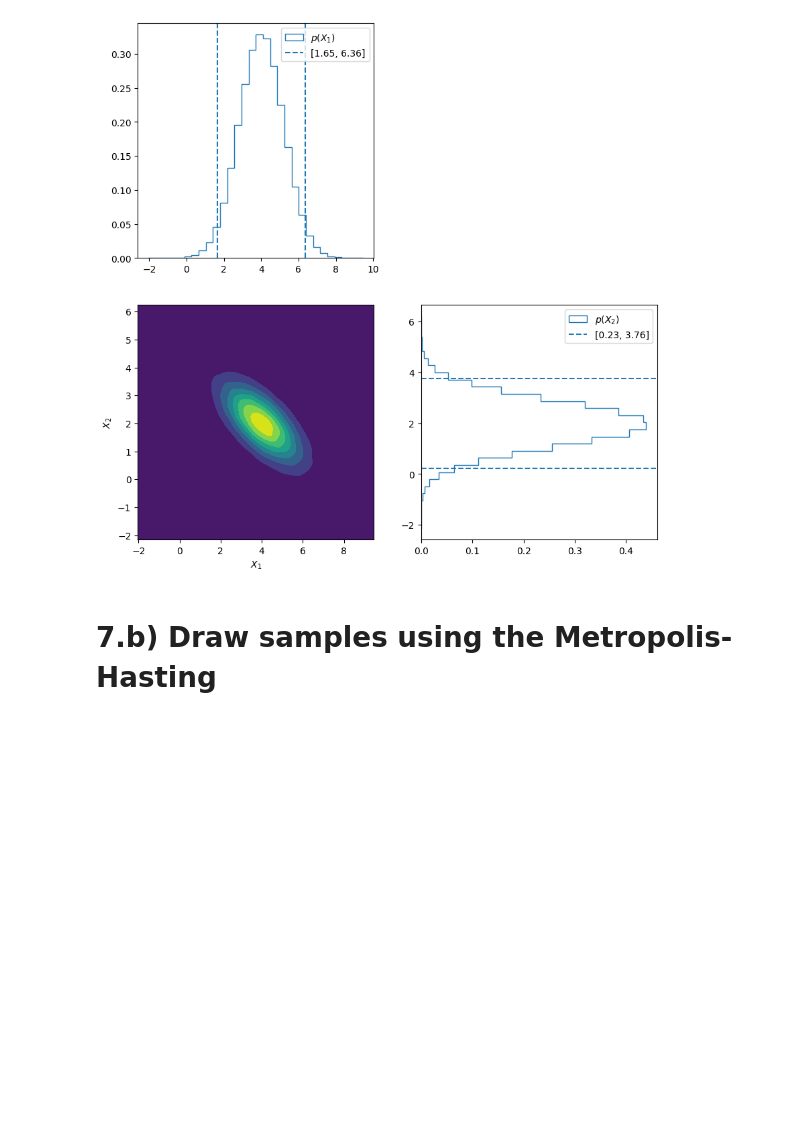
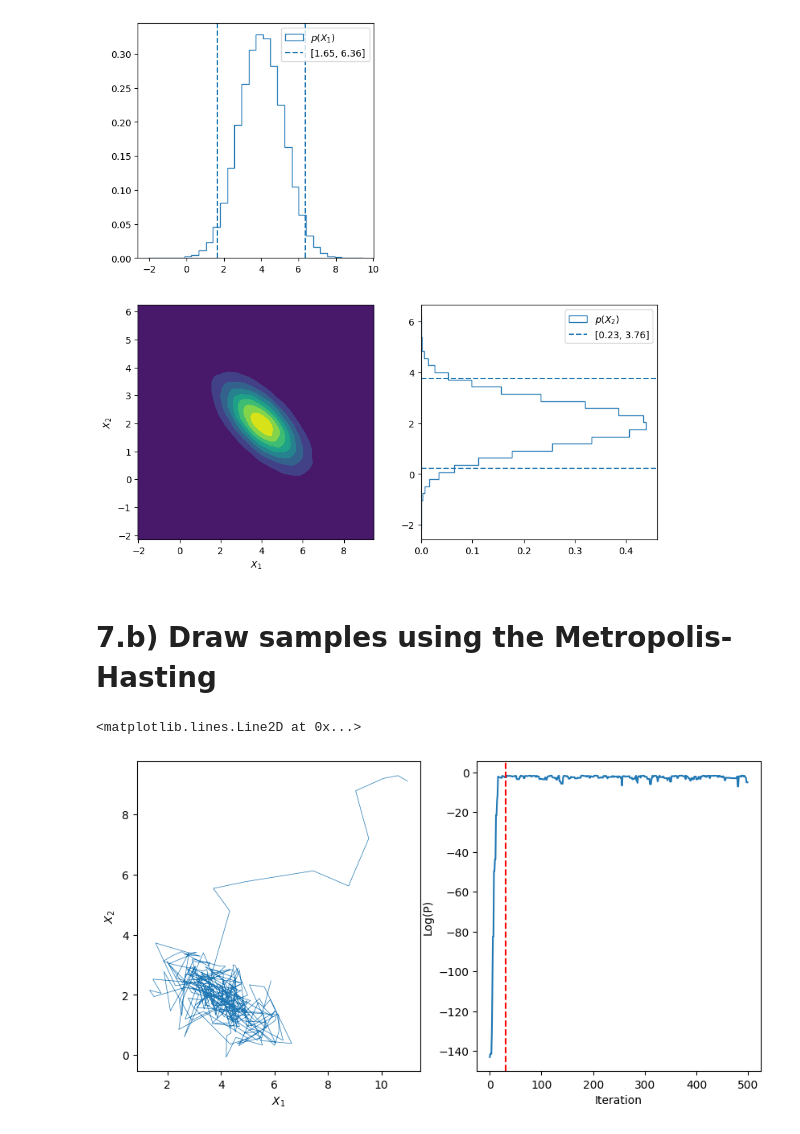
Before and after one commit to vepe99/Astrostatistics, a Jupyter notebook: Viterbo_Giuseppe_Homework4.ipynb, the cells around one changed output. Drawn from its saved outputs; the diff is of its cells as text; code cells hidden in the pictures; blank space fills up the shorter version.

Commit message:
implement MetropolisHalgorithm, introduce chains, trace plot and started working on autocorrelations

```diff
--- a/Viterbo_Giuseppe_Homework4.ipynb
+++ b/Viterbo_Giuseppe_Homework4.ipynb
@@ -184,0 +195,47 @@ ax.legend()
+# %%
+class MHsampler():
+    def __init__(self):
+        self.sigma = None
+        self.uniform = sp.stats.uniform()
+    def set_sigma(self, sigma):
+        self.sigma = sigma
+        self.proposal = sp.stats.multivariate_normal(cov=self.sigma*np.eye(2))
+    def set_target(self, target):
+        self.target = target
+    def sample(self, x0, n):
+        x = x0
+        samples = []
+        for i in tqdm(range(n)):
+            self.proposal.mean = x
+            x_new = self.proposal.rvs()
+            #acceptance probability used log to avoid numerical issues
+            acceptance = np.log(self.target.pdf(x_new)) - np.log(self.target.pdf(x))
+            if np.log(self.uniform.rvs()) < acceptance:
+                x = x_new
+            samples.append(x)
+        self.samples = np.array(samples)
+
+    def plot_chain(self, i=0):
+        plt.plot(self.samples[:, 0], self.samples[:, 1],  linewidth=0.5, label=f'Chain {i}')
+        plt.xlabel(r'$X_1$')
+        plt.ylabel(r'$X_2$')
+
+    def plot_trace(self, i=0):
+        plt.plot(np.log(self.target.pdf(self.samples)), label=f'Chain {i}')
+        plt.xlabel('Iteration')
+        plt.ylabel('Log(P)')
+# %%
+sampler = MHsampler()
+sampler.set_sigma(np.array([1, 1]))
+sampler.set_target(joint_mvn)
+sampler.sample(x0=np.array([10, 10]), n=500)
+# %%
+fig = plt.figure(figsize=(10, 5))
+ax = fig.add_subplot(121)
+sampler.plot_chain()
+ax = fig.add_subplot(122)
+sampler.plot_trace()
+ax.axvline(30, color='r', linestyle='--')
+# %% [output]
+<matplotlib.lines.Line2D at 0x...>
+[figure, added]
```
Also changed, not shown: parts of 7 cells of this notebook.
